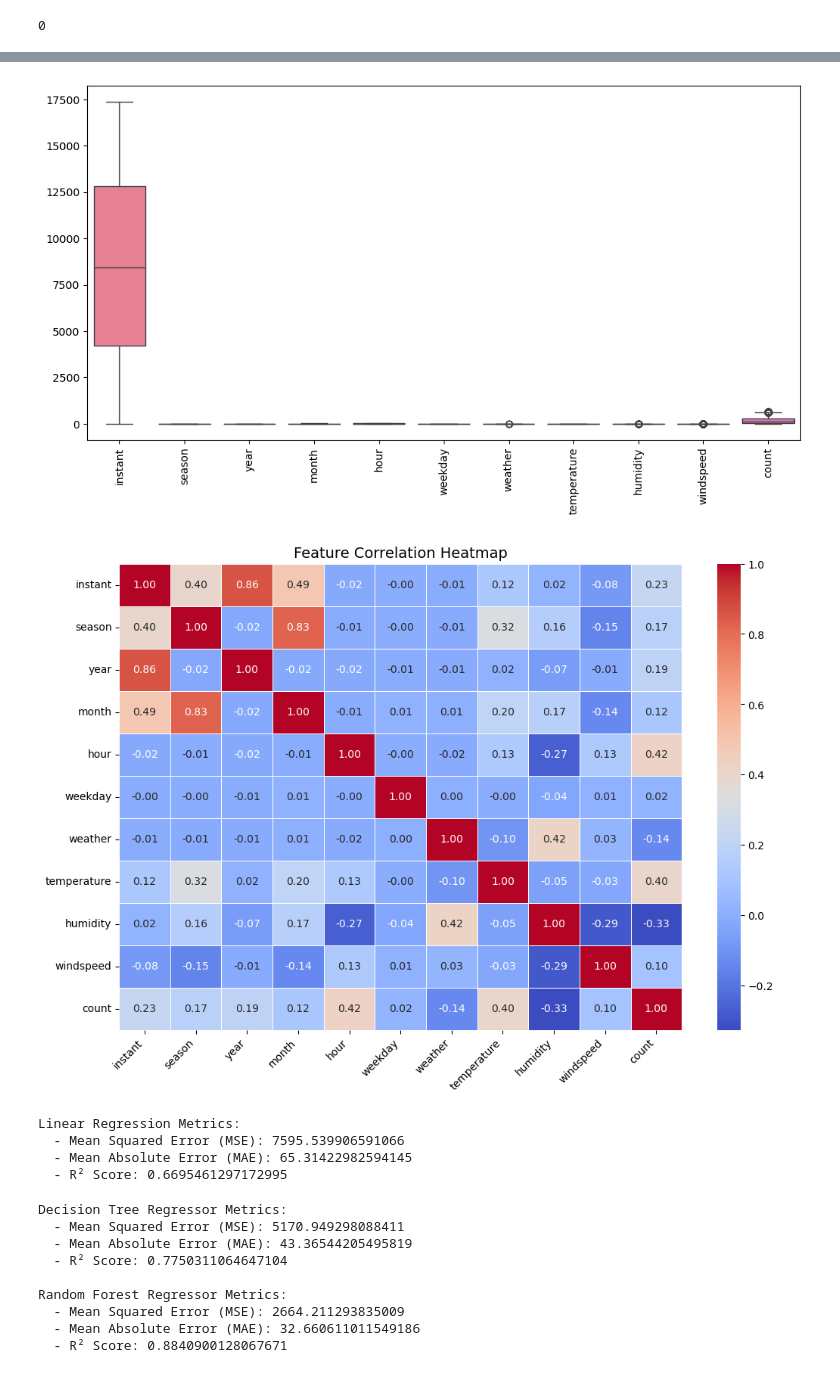
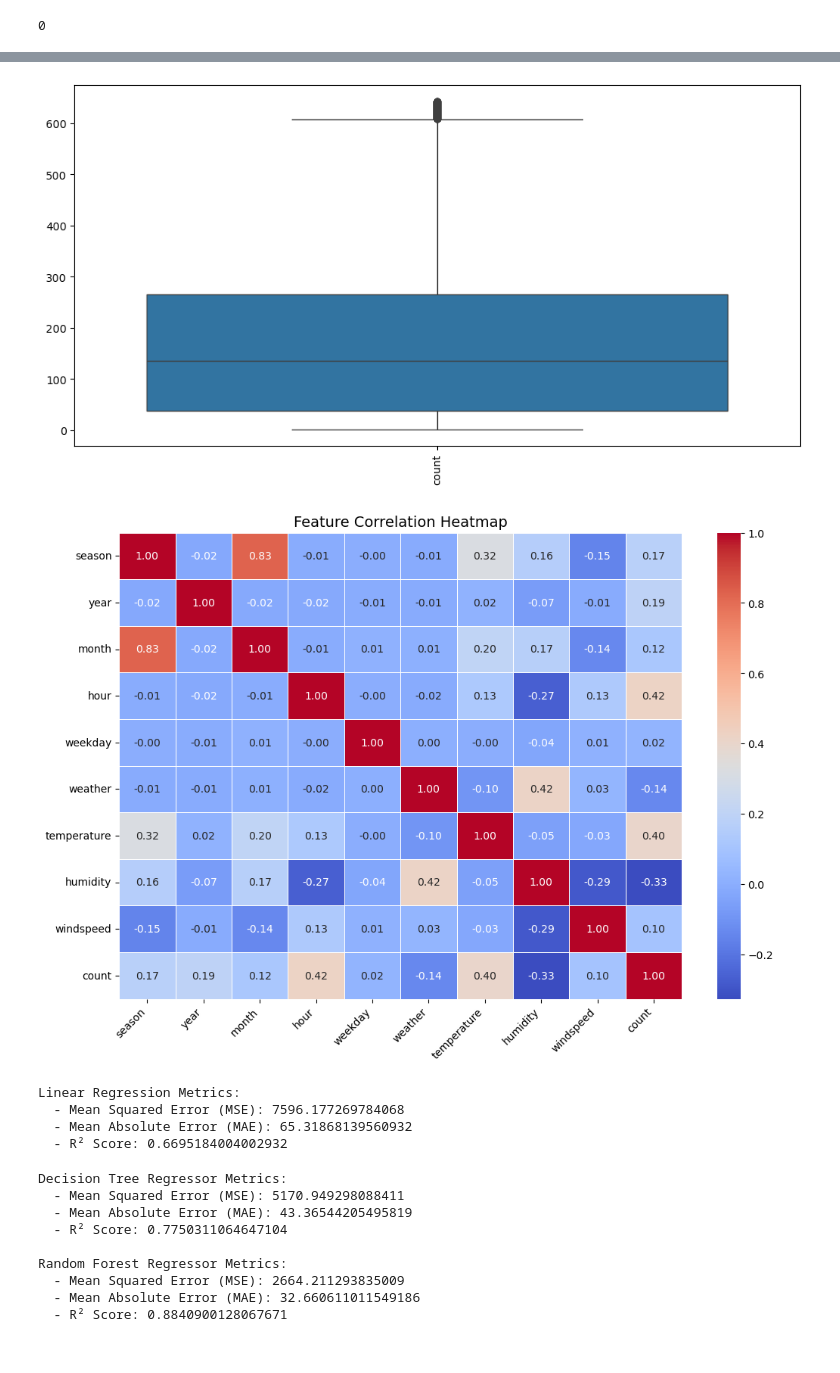
Before and after one commit to saleha-12/bike_sharing, a Jupyter notebook: combined file.ipynb, the cells around one changed output, grey strips where cells are left out. Cells and saved outputs as stored; diff of their text form; code cells hidden in the pictures.

Commit message:
Add files via upload
Signed-off-by: Ken Loh <96589044+jkenloh@users.noreply.github.com>

```diff
--- a/combined file.ipynb
+++ b/combined file.ipynb
@@ -64,7 +64,7 @@ import matplotlib.pyplot as plt
 import seaborn as sns
 # %%
 # Load csv file from GitHub into a DataFrame
-df = pd.read_csv('cleaned_hourly_bike_data.csv')
+df = pd.read_csv('https://raw.githubusercontent.com/saleha-12/bike_sharing/refs/heads/main/data/processed/cleaned_hourly_bike_data.csv')
 
 # Check top 3 rows of DataFrame
 df.head(3)
@@ -146,18 +155,16 @@ plt.show()
 # %%
-# Visualizing and detecting outliers
+# Visualizing data distribution and detecting potential outliers
+# Only for "count"
 plt.figure(figsize=(12, 6))
-sns.boxplot(data=df)
+sns.boxplot(data=df.loc[:, df.columns == "count"])
 plt.xticks(rotation=90)
 plt.show()
-
-# 'casual' column shows a large number of outliers, which most likely means there are certain times when these casual users are renting bikes more often, which makes the fluctuations
-# wider than the 'registered' users.
 # %% [output]
-[figure, old version]
+[figure, new version]
 # %%
 # Correlation matrix to check relationships between variables
 plt.figure(figsize=(12, 8))
-sns.heatmap(df.drop(columns=["date"]).corr(), annot=True, cmap="coolwarm", fmt=".2f", linewidths=0.5)
+sns.heatmap(df.drop(columns=["date", "instant"]).corr(), annot=True, cmap="coolwarm", fmt=".2f", linewidths=0.5)
 
 plt.xticks(rotation=45, ha='right')
 plt.title("Feature Correlation Heatmap", fontsize=14)
@@ -165,7 +172,7 @@ plt.show()
 
 # Initial observations: season, year, weathersit, temp, atemp, and windspeed affect the number of rentals ('cnt')
 # %% [output]
-[figure, old version]
+[figure, new version]
 # %%
 # Efren's part
 # import necessary libraries
@@ -177,7 +184,7 @@ from sklearn.linear_model import LinearRegression
 from sklearn.metrics import mean_squared_error, mean_absolute_error, r2_score
 
 # Load the dataset
-data = pd.read_csv('cleaned_hourly_bike_data.csv')
+data = pd.read_csv('https://raw.githubusercontent.com/saleha-12/bike_sharing/refs/heads/main/data/processed/cleaned_hourly_bike_data.csv')
 
 # Define features and target
 X = data.drop(columns=['count'])  # Predictors
@@ -233,9 +240,9 @@ y_pred_linear = linear_model.predict(X_test)
 evaluate_model(y_test, y_pred_linear, "Linear Regression")
 # %% [output]
 Linear Regression Metrics:
-  - Mean Squared Error (MSE): 7595.539906591066
-  - Mean Absolute Error (MAE): 65.31422982594145
-  - R² Score: 0.6695461297172995
+  - Mean Squared Error (MSE): 7596.177269784068
+  - Mean Absolute Error (MAE): 65.31868139560932
+  - R² Score: 0.6695184004002932
 # %%
 # Saleha's part
 # Since the performance of the model isn't satisfactory, we'll try Decision Tree Regressor and Random Forest Regression models.
```
Also changed, not shown: parts of 8 cells of this notebook.
